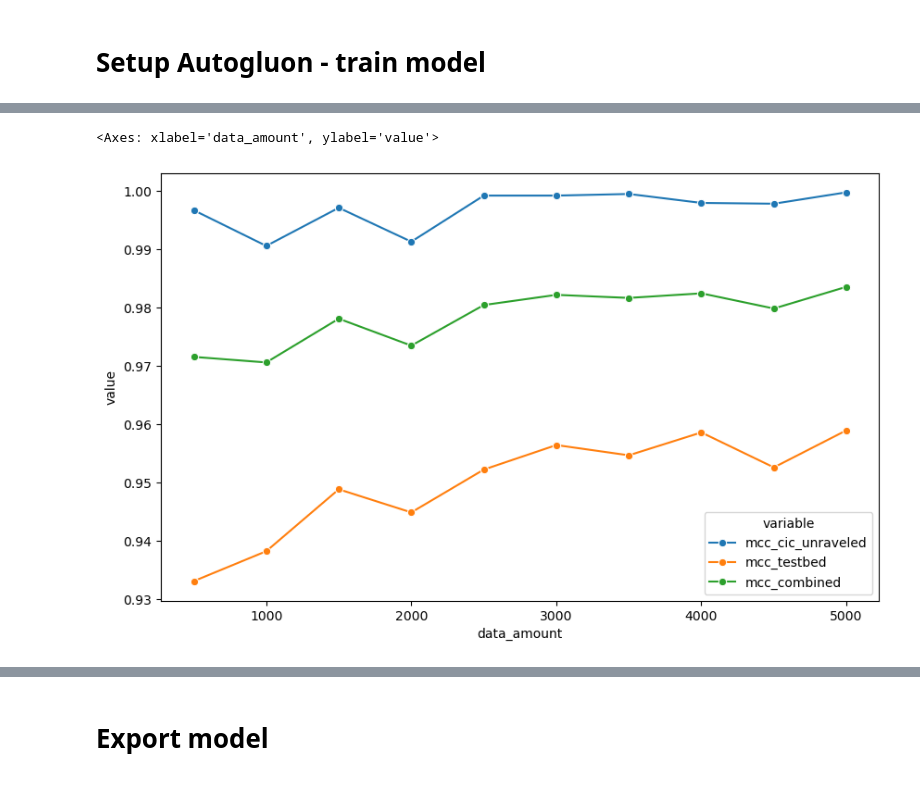
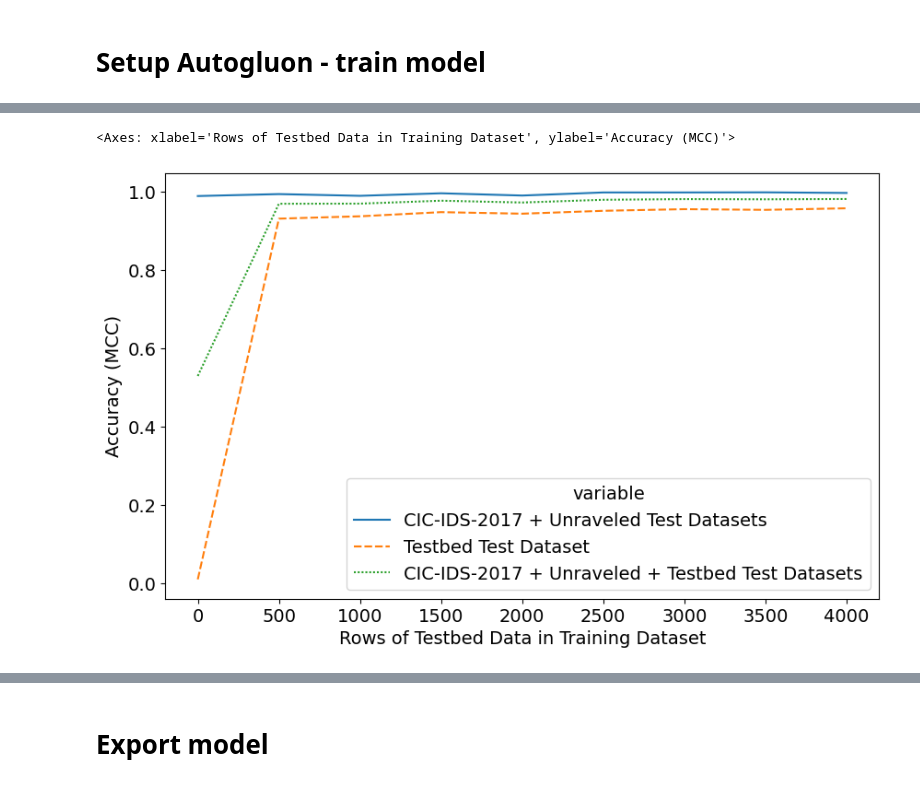
Before and after one commit to navya144/modular_ids_framework, a Jupyter notebook: persistent_non_persistent_model.ipynb, the cells around one changed output, grey strips where cells are left out. Cells and saved outputs as stored; diff of their text form; code cells hidden in the pictures.

Commit message:
fixed persistence graphs

```diff
--- a/persistent_non_persistent_model.ipynb
+++ b/persistent_non_persistent_model.ipynb
@@ -68,6 +68,8 @@ import pandas as pd
 from autogluon.tabular import TabularPredictor
 import seaborn as sns
 import matplotlib.pyplot as plt
+
+plt.rcParams.update({'font.size': 14})
 # %% [markdown]
 # Import persistent and non persistent training sets
 # %%
@@ -115,0 +117,24 @@ non_persistent_testbed_test['Label'] = 'non_persistent'
+# %%
+results = pd.DataFrame(columns=['data_amount', 'mcc_cic_unraveled', 'mcc_testbed', 'mcc_combined', 'best_model'])
+
+for amount_train_data in range(500, 4500, 500):
+
+    combined_train_df = pd.concat([cic_ids[:amount_train_data], unraveled[:amount_train_data]])
+
+    predictor = TabularPredictor(label='Label', eval_metric= 'mcc').fit(combined_train_df[cic_ids_features], presets='medium', fit_weighted_ensemble=False, included_model_types=['NN_TORCH', 'GBM', 'XGB', 'FASTAI', 'RF', 'XT', 'KNN'])
+
+    testbed_test = pd.concat([persistent_testbed_test[cic_ids_features], non_persistent_testbed_test[cic_ids_features]])
+    cic_unraveled_test = pd.concat([cic_ids_test, unraveled_test[cic_ids_features]])
+    combined_test = pd.concat([testbed_test, cic_unraveled_test])
+
+    testbed_results = predictor.evaluate(testbed_test)
+    cic_unreaveled_results = predictor.evaluate(cic_unraveled_test)
+    combined_results = predictor.evaluate(combined_test)
+
+    combined_leaderboard = predictor.leaderboard(combined_test)
+
+    new_row = {'data_amount': amount_train_data, 'mcc_cic_unraveled': cic_unreaveled_results['mcc'], 'mcc_testbed': testbed_results['mcc'], 'mcc_combined':combined_results['mcc'], 'best_model': combined_leaderboard.iloc[0]['model']}
+
+    print(new_row)
+
+    results.loc[len(results)] = new_row
@@ -118,7 +276,7 @@ non_persistent_testbed_test['Label'] = 'non_persistent'
 # %%
 results = pd.DataFrame(columns=['data_amount', 'mcc_cic_unraveled', 'mcc_testbed', 'mcc_combined', 'best_model'])
 
-for amount_train_data in range(500, 5500, 500):
+for amount_train_data in range(500, 4500, 500):
 
     combined_train_df = pd.concat([cic_ids[:amount_train_data], unraveled[:amount_train_data], persistent_testbed[:amount_train_data], non_persistent_testbed[:amount_train_data]])
 
@@ -252,11 +422,18 @@ Fitting model: LightGBMXT ...
 # %%
 # Melt the DataFrame to have a long format for Seaborn lineplot
 melted_stats = results.melt(id_vars='data_amount',
                           value_vars=['mcc_cic_unraveled', 'mcc_testbed', 'mcc_combined'])
 
+melted_stats = melted_stats.rename(columns={'value': 'Accuracy (MCC)', 'data_amount':'Rows of Testbed Data in Training Dataset'})
+melted_stats = melted_stats.replace({'mcc_cic_unraveled':'CIC-IDS-2017 + Unraveled Test Datasets', 'mcc_testbed':'Testbed Test Dataset', 'mcc_combined':'CIC-IDS-2017 + Unraveled + Testbed Test Datasets'})
+melted_stats.loc[len(melted_stats)] = {'Rows of Testbed Data in Training Dataset':0, 'variable':'Testbed Test Dataset', 'Accuracy (MCC)':0.01}
+melted_stats.loc[len(melted_stats)] = {'Rows of Testbed Data in Training Dataset':0, 'variable':'CIC-IDS-2017 + Unraveled + Testbed Test Datasets', 'Accuracy (MCC)':0.53}
+melted_stats.loc[len(melted_stats)] = {'Rows of Testbed Data in Training Dataset':0, 'variable':'CIC-IDS-2017 + Unraveled Test Datasets', 'Accuracy (MCC)':0.99}
+
 # Plot using Seaborn
 plt.figure(figsize=(10, 6))
-sns.lineplot(data=melted_stats, x='data_amount', y='value', hue='variable', marker='o')
+sns.lineplot(data=melted_stats, x='Rows of Testbed Data in Training Dataset', y='Accuracy (MCC)', hue='variable',
+             style='variable')
 # %% [output]
-<Axes: xlabel='data_amount', ylabel='value'>
+<Axes: xlabel='Rows of Testbed Data in Training Dataset', ylabel='Accuracy (MCC)'>
-[figure, old version]
+[figure, new version]
```
Also changed, not shown: parts of 10 cells of this notebook, 1 other file.
